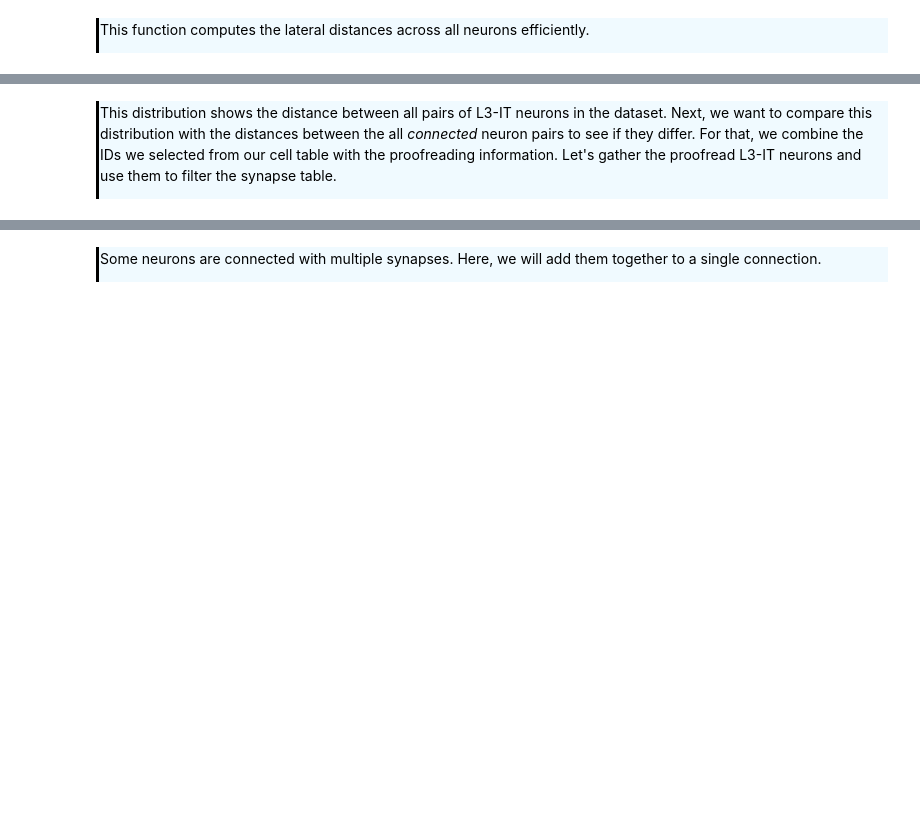
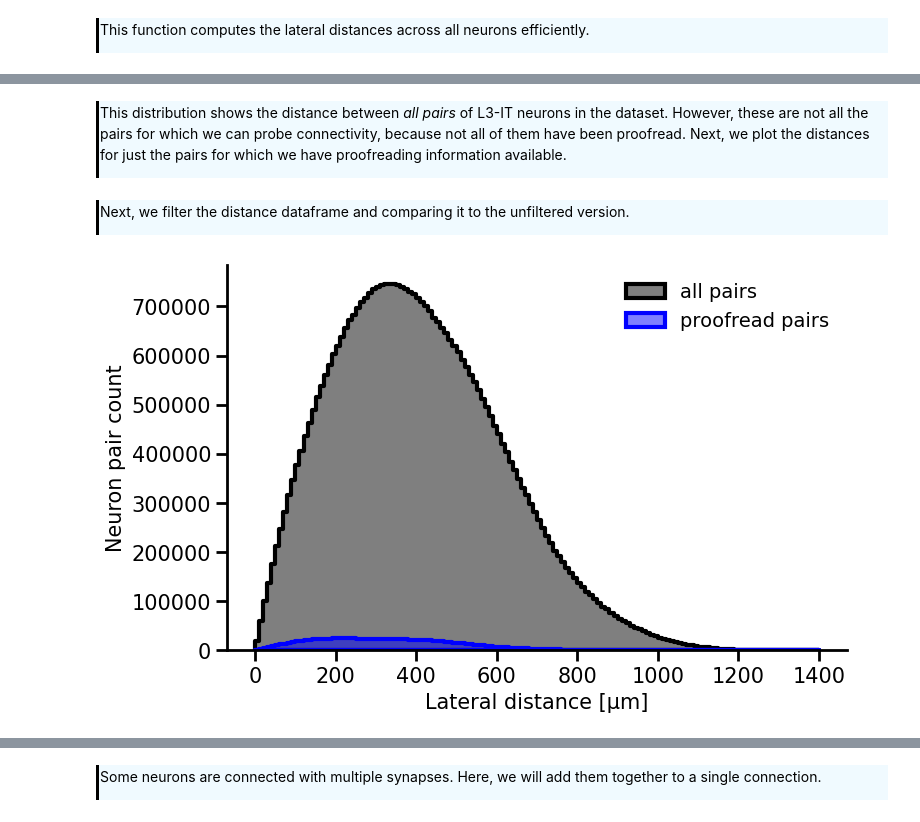
Before and after one commit to AllenSWDB/SWDB_2025_Connectomics, a Jupyter notebook: code/solutions/Workshop2 - Solutions.ipynb, the cells around one changed output, grey strips where cells are left out. Drawn from its saved outputs; the diff is of its cells as text; code cells hidden in the pictures; blank space fills up the shorter version.

```diff
--- a/code/solutions/Workshop2 - Solutions.ipynb
+++ b/code/solutions/Workshop2 - Solutions.ipynb
@@ -174,4 +258,4 @@ plt.show()
 # %% [markdown]
 <div style="border-left: 3px solid #000; padding: 1px; padding-left: 10px; background: #F0FAFF; ">
 
-This distribution shows the distance between all pairs of L3-IT neurons in the dataset. Next, we want to compare this distribution with the distances between the all _connected_ neuron pairs to see if they differ. For that, we combine the IDs we selected from our cell table with the proofreading information. Let's gather the proofread L3-IT neurons and use them to filter the synapse table.
+This distribution shows the distance between _all pairs_ of L3-IT neurons in the dataset. However, these are not all the pairs for which we can probe connectivity, because not all of them have been proofread. Next, we plot the distances for just the pairs for which we have proofreading information available.
@@ -177,0 +266,4 @@ This distribution shows the distance between all pairs of L3-IT neurons in the d
+# %% [markdown]
+<div style="border-left: 3px solid #000; padding: 1px; padding-left: 10px; background: #F0FAFF; ">
+
+Next, we filter the distance dataframe and comparing it to the unfiltered version.
@@ -177,0 +274,23 @@ This distribution shows the distance between all pairs of L3-IT neurons in the d
+# %%
+bins = np.linspace(0, 1400, 141)
+
+fig, ax = plt.subplots(figsize=(8, 5))
+
+sns.histplot(lateral_distance_df, x="distance", fill=True, bins=bins, alpha=.5, color="k", lw=3, element="step", label="all pairs")
+sns.histplot(lateral_distance_proofread_df, x="distance", fill=True, bins=bins, alpha=.5, color="b", lw=3, element="step", label="proofread pairs")
+ax.legend(frameon=False, fontsize=14)
+
+ax.tick_params(axis='both', which='major', labelsize=15, width=2, length=8)
+ax.tick_params(axis='both', which='minor', labelsize=14, width=1, length=4)
+
+ax.spines['top'].set_visible(False)
+ax.spines['right'].set_visible(False)
+ax.spines['bottom'].set_linewidth(2)
+ax.spines['left'].set_linewidth(2)
+
+ax.set_xlabel("Lateral distance [µm]", fontsize=15)
+ax.set_ylabel("Neuron pair count", fontsize=15)
+
+plt.show()
+# %% [output]
+[figure, added]
```
Also changed, not shown: parts of 98 cells of this notebook, 1 other file.
